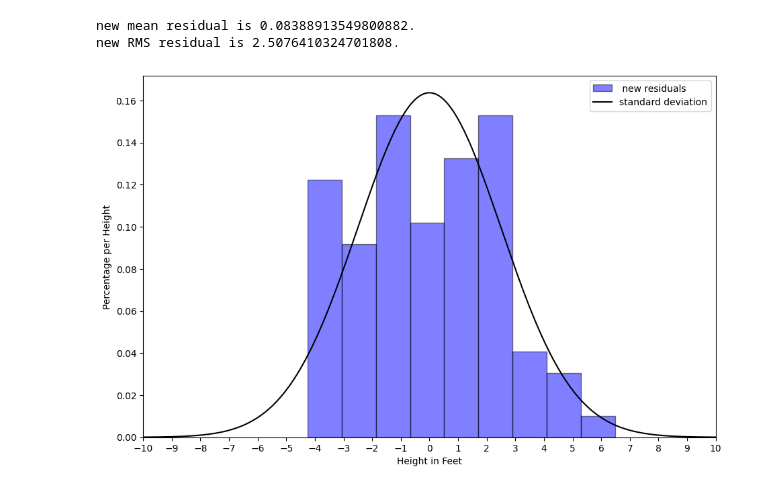
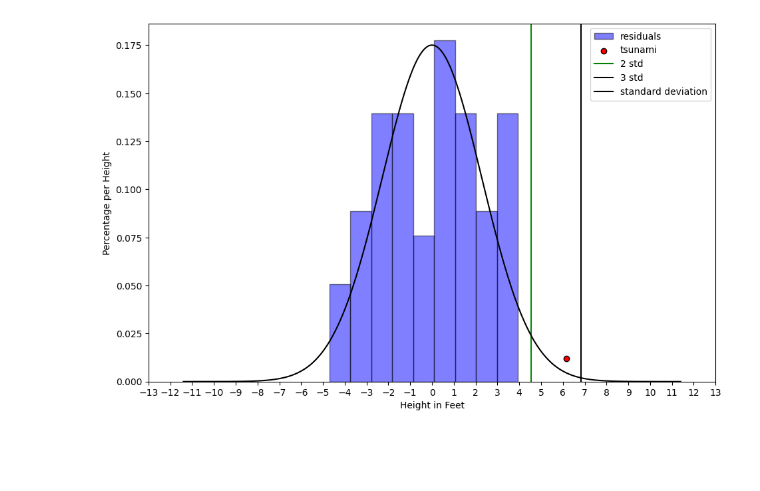
Before and after one commit to C0m91ex/ASTR19-Group-Project, a Jupyter notebook: Group1.ipynb, the cells around one changed output. Cells and saved outputs as stored; diff of their text form; code cells hidden in the pictures; blank space fills up the shorter version.

```diff
--- a/Group1.ipynb
+++ b/Group1.ipynb
@@ -443,28 +120,28 @@ plt.legend()
-# %%
-nresidual_mean = np.mean(nresiduals)
-nresidual_std = np.std(nresiduals)
-print(f'new mean residual is {residual_mean}.')
-print(f'new RMS residual is {residual_std}.')
-# %% [output]
-new mean residual is 0.08388913549800882.
-new RMS residual is 2.5076410324701808.
-# %%
-s = int(np.floor(np.sqrt(83)))
-
-plt.figure(figsize=(11,7))
-plt.hist(nresiduals, label=' new residuals', bins = s, alpha = 0.5, color = 'blue', edgecolor='black', density=True)
-ax = plt.subplot(1,1,1)
-
-nx_g = np.linspace(-5*nresidual_std, 5* nresidual_std, 1000)
-ax.plot(x_g, gaussian(nx_g,nresidual_mean,nresidual_std), color='black', label='standard deviation')
-ax.set_xlim([-8,8])
-
-plt.xlabel('Height in Feet')
-plt.ylabel('Percentage per Height')
-plt.xticks([-10,-9,-8,-7,-6,-5,-4,-3,-2,-1,0,1,2,3,4,5,6,7,8,9,10])
-plt.tick_params(axis='both', which = 'minor')
-plt.legend()
-plt.savefig('new_histogram.pdf',bbox_inches='tight', dpi=600)
-plt.show()
-# %% [output]
-[figure, removed]
+# %%
+s = int(np.floor(np.sqrt(82)))
+
+plt.figure(figsize=(11,7))
+plt.hist(residuals, label='residuals', bins = s, alpha = 0.5, color = 'blue', edgecolor='black', density=True)
+ax = plt.subplot(1,1,1)
+
+tsn = 6.17
+#d_tsn = np.concatenate([residuals, [tsn]])
+
+plt.scatter(tsn, 0.012, color = 'red', edgecolor='black', label = 'tsunami')
+
+plt.axvline(residual_std*2, color='green',  label= '2 std', linestyle = '-')
+plt.axvline(residual_std*3, color = 'black', label= '3 std')
+
+x_g = np.linspace(-5*residual_std, 5* residual_std, 1000)
+ax.plot(x_g, gaussian(x_g,residual_mean,residual_std), color='black', label='standard deviation')
+ax.set_xlim([-8,8])
+
+plt.xlabel('Height in Feet')
+plt.ylabel('Percentage per Height')
+plt.xticks([-13,-12,-11,-10,-9,-8,-7,-6,-5,-4,-3,-2,-1,0,1,2,3,4,5,6,7,8,9,10,11,12,13])
+plt.tick_params(axis='both', which = 'minor')
+plt.legend()
+plt.savefig('histogram.pdf',bbox_inches='tight', dpi=600)
+plt.show()
+# %% [output]
+[figure, added]
```
Also changed, not shown: parts of 13 cells of this notebook.
